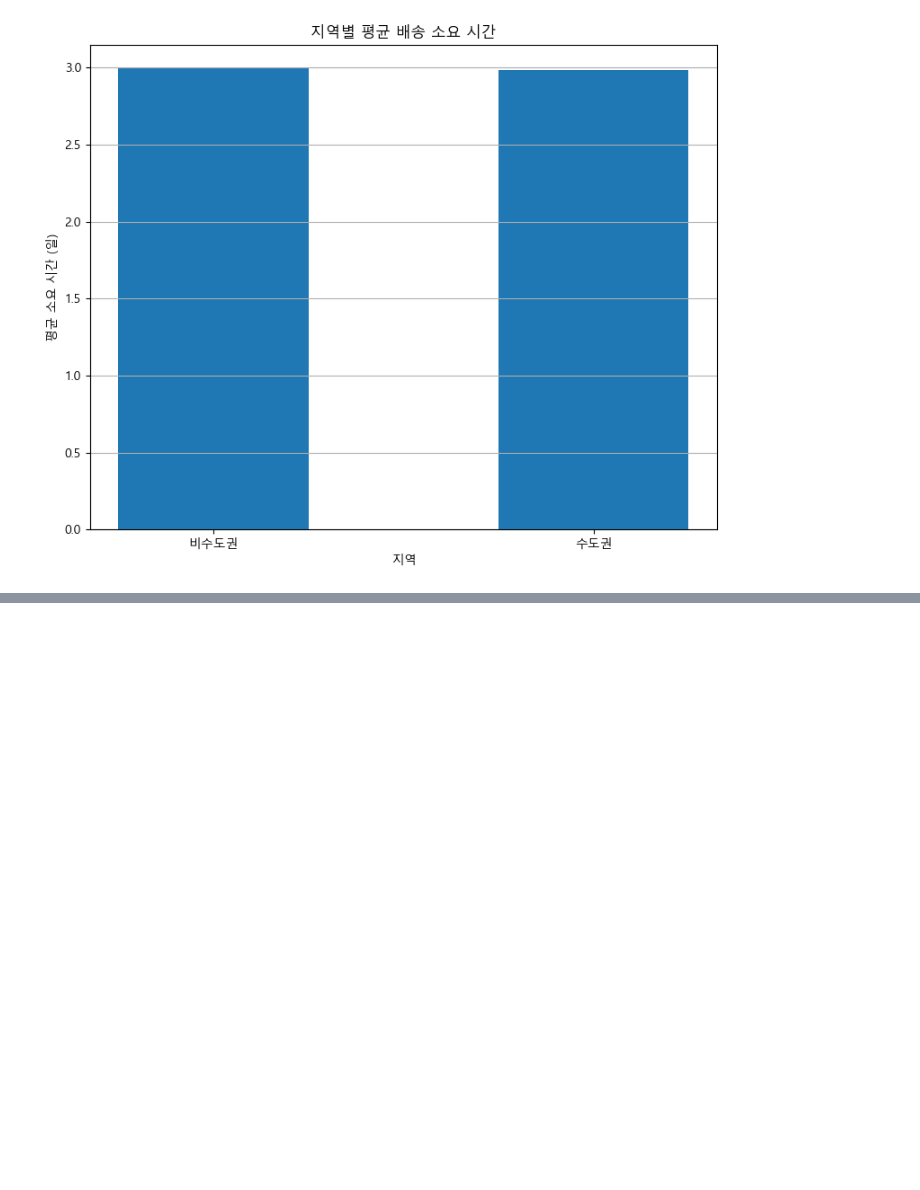
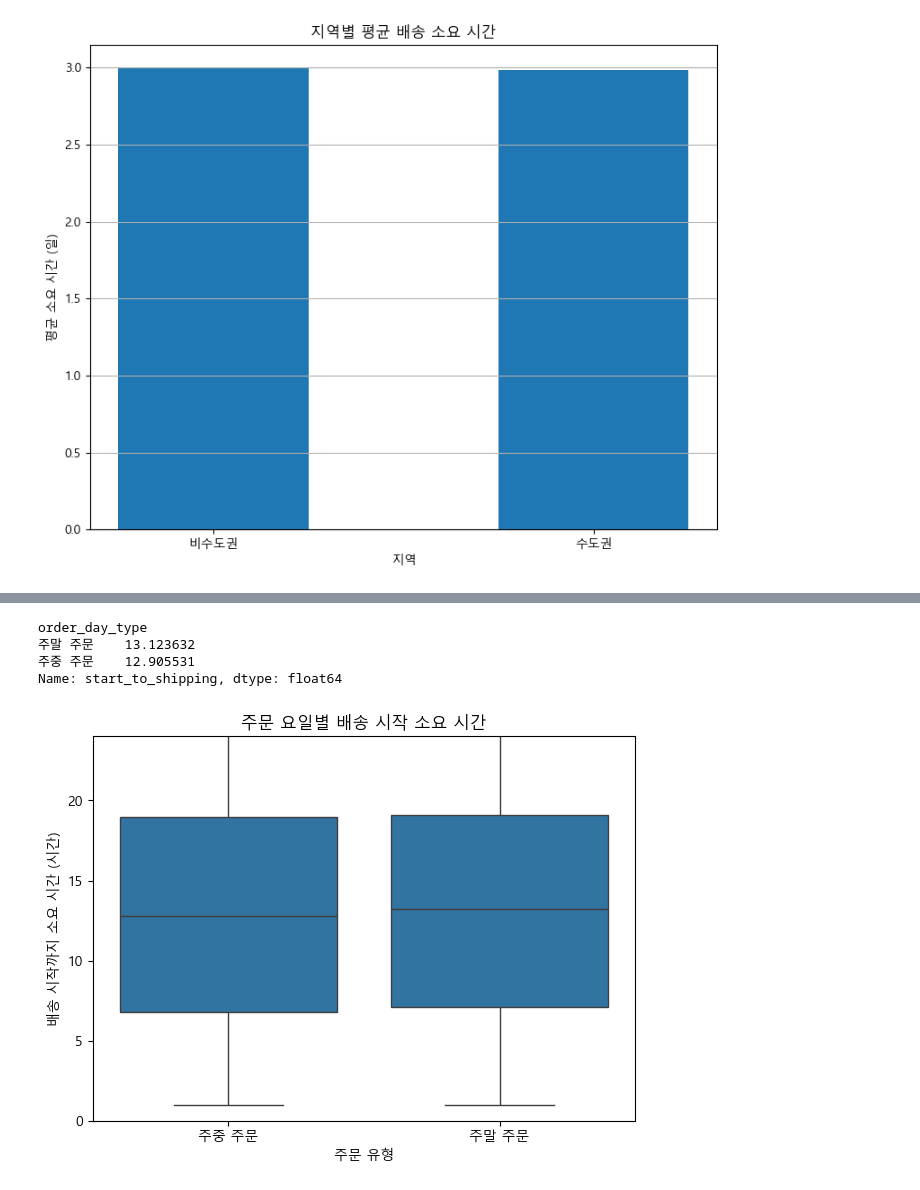
Before and after one commit to Happy-o3ov/big20-python-project1-team3, a Jupyter notebook: 실습문제/05 배송분석.ipynb, the cells around one changed output, grey strips where cells are left out. Drawn from its saved outputs; the diff is of its cells as text; code cells hidden in the pictures; blank space fills up the shorter version.

```diff
--- a/실습문제/05 배송분석.ipynb
+++ b/실습문제/05 배송분석.ipynb
@@ -130,0 +152,41 @@ Name: city, Length: 10000, dtype: object>
+# %%
+cols = ['order_date', 'shipping_start_date']
+
+df_data4 = df[cols].copy()
+
+df_data4['start_to_shipping'] = (df_data4['shipping_start_date'] - df_data4['order_date']).dt.total_seconds() / 3600
+
+df_data4['start_to_order'] = df_data4['order_date'].dt.dayofweek
+
+df_data4['is_weekend'] = df_data4['start_to_order'].apply(lambda x: 1 if x >= 5 else 0)
+
+def classify_purchase_pattern(row):
+    if row['is_weekend'] == 0:
+        return '주중 주문'
+    else:
+        return '주말 주문'
+
+# 패턴 분류 적용
+df_data4['order_day_type'] = df_data4.apply(classify_purchase_pattern, axis=1)
+time_to_ship = df_data4.groupby('order_day_type')['start_to_shipping'].mean()
+print(time_to_ship)
+
+fig, ax = plt.subplots(figsize=(7,5))
+sns.boxplot(
+    data=df_data4,
+    x=df_data4['order_day_type'],
+    y=df_data4['start_to_shipping'],
+    ax=ax
+)
+ax.set_title('주문 요일별 배송 시작 소요 시간')
+ax.set_xlabel('주문 유형')
+ax.set_ylabel('배송 시작까지 소요 시간 (시간)')
+ax.set_ylim(0,df_data4['start_to_shipping'].max()-1)
+
+plt.show()
+# %% [output]
+order_day_type
+주말 주문    13.123632
+주중 주문    12.905531
+Name: start_to_shipping, dtype: float64
+[figure, added]
```
Also changed, not shown: parts of 5 cells of this notebook.
